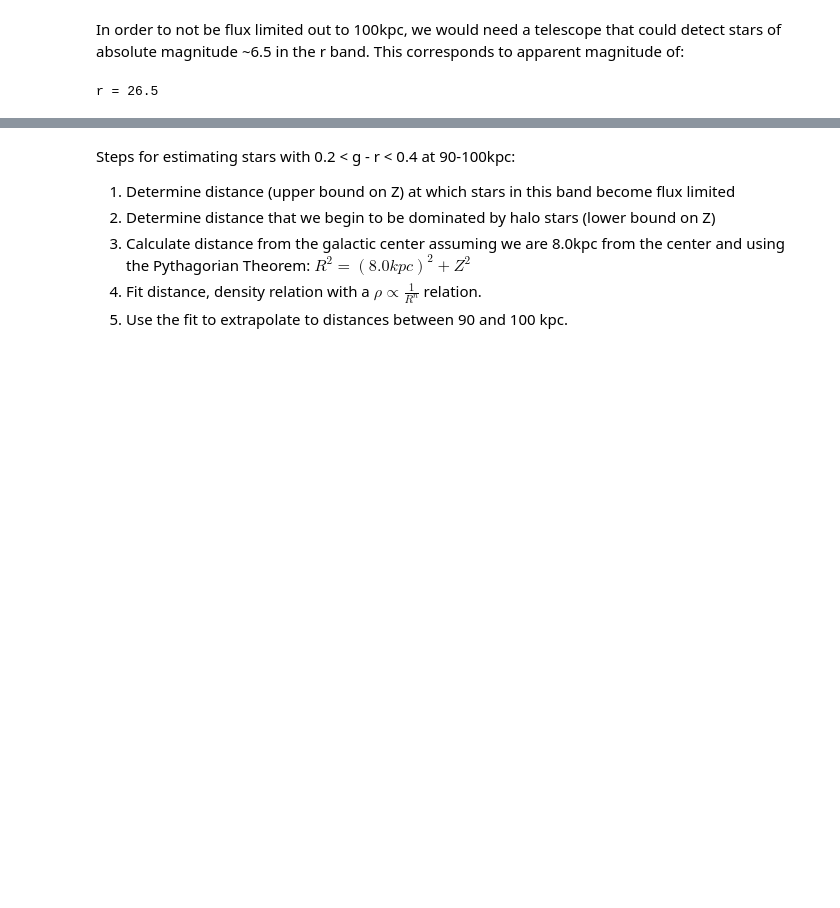
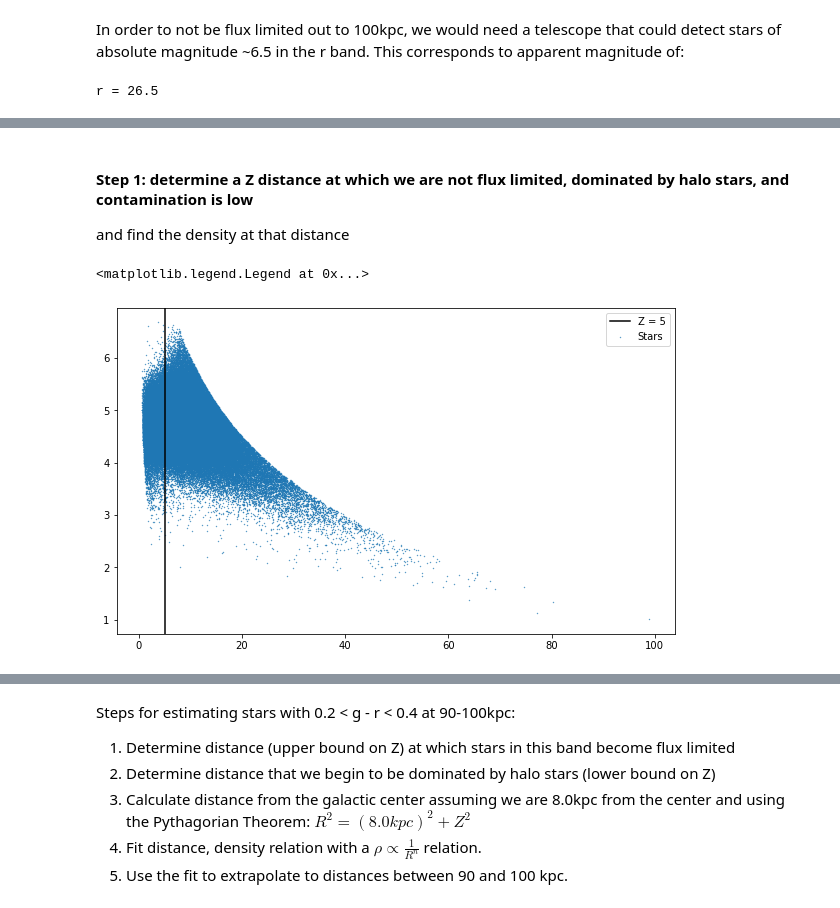
Before and after one commit to ykwang1/astr-511-w21, a Jupyter notebook: homeworks/notebooks/Homework 1.ipynb, the cells around one changed output, grey strips where cells are left out. Drawn from its saved outputs; the diff is of its cells as text; code cells hidden in the pictures; blank space fills up the shorter version.

```diff
--- a/homeworks/notebooks/Homework 1.ipynb
+++ b/homeworks/notebooks/Homework 1.ipynb
@@ -338,0 +345,14 @@ r = 26.5
+# %% [markdown]
+#### Step 1: determine a Z distance at which we are not flux limited, dominated by halo stars, and contamination is low
+and find the density at that distance
+# %%
+SDSS_maglim=22.5
+
+plt.scatter(gr24['Z(kpc)'], gr24['Mr'], label='Stars', marker='.', s=0.5)
+plt.axvline(5, label='Z = 5', color='k')
+# plt.axvline(10, label='Z = 10', color='r')
+# plt.plot(np.linspace(1, 100, 1001), -5 * np.log(np.linspace(1, 100, 1001)/10) - SDSS_maglim)
+plt.legend()
+# %% [output]
+<matplotlib.legend.Legend at 0x...>
+[figure, added]
```
Also changed, not shown: parts of 36 cells of this notebook.
